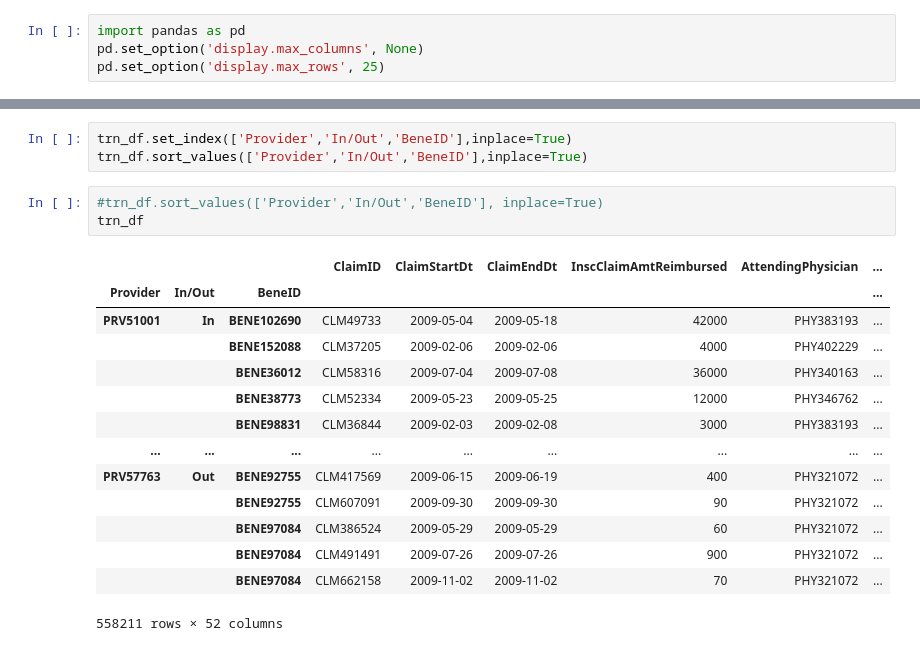
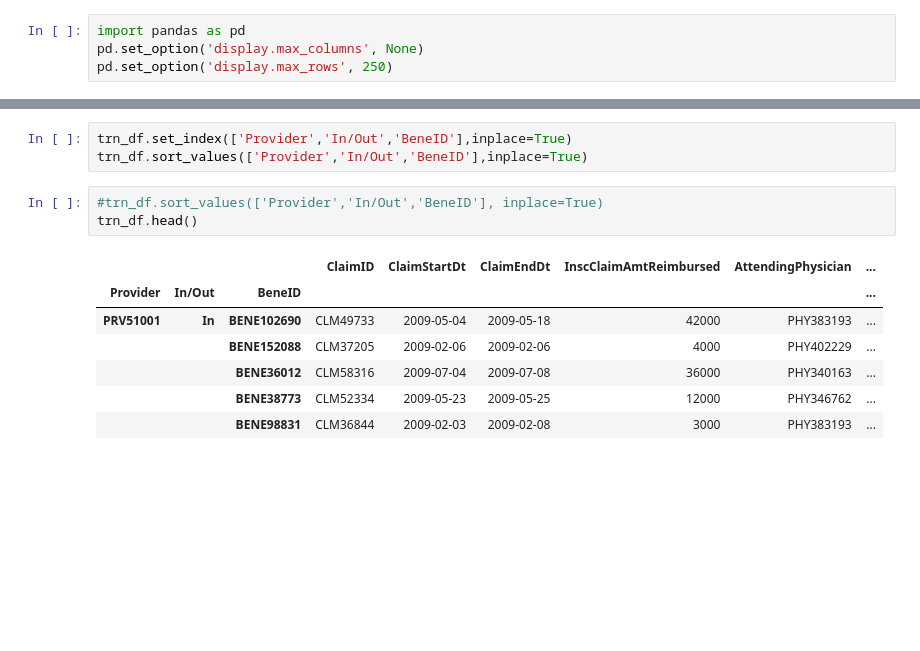
Before and after one commit to supernaut11/data602-final-project, a Jupyter notebook: src/Data602.ipynb, the cells around one changed output, grey strips where cells are left out. Cells and saved outputs as stored; diff of their text form; blank space fills up the shorter version.

```diff
--- a/src/Data602.ipynb
+++ b/src/Data602.ipynb
@@ -1,7 +1,7 @@
 # %%
 import pandas as pd
 pd.set_option('display.max_columns', None)
-pd.set_option('display.max_rows', 25)
+pd.set_option('display.max_rows', 250)
 # %%
 import os
 
@@ -164,21 +169,14 @@ trn_df.set_index(['Provider','In/Out','BeneID'],inplace=True)
 trn_df.sort_values(['Provider','In/Out','BeneID'],inplace=True)
 # %%
 #trn_df.sort_values(['Provider','In/Out','BeneID'], inplace=True)
-trn_df
+trn_df.head()
 # %% [output]
 |  |  |  | ClaimID | ClaimStartDt | ClaimEndDt | InscClaimAmtReimbursed | AttendingPhysician | ... |
 | Provider | In/Out | BeneID |  |  |  |  |  | ... |
 | PRV51001 | In | BENE102690 | CLM49733 | 2009-05-04 | 2009-05-18 | 42000 | PHY383193 | ... |
 |  |  | BENE152088 | CLM37205 | 2009-02-06 | 2009-02-06 | 4000 | PHY402229 | ... |
 |  |  | BENE36012 | CLM58316 | 2009-07-04 | 2009-07-08 | 36000 | PHY340163 | ... |
 |  |  | BENE38773 | CLM52334 | 2009-05-23 | 2009-05-25 | 12000 | PHY346762 | ... |
 |  |  | BENE98831 | CLM36844 | 2009-02-03 | 2009-02-08 | 3000 | PHY383193 | ... |
-| ... | ... | ... | ... | ... | ... | ... | ... | ... |
-| PRV57763 | Out | BENE92755 | CLM417569 | 2009-06-15 | 2009-06-19 | 400 | PHY321072 | ... |
-|  |  | BENE92755 | CLM607091 | 2009-09-30 | 2009-09-30 | 90 | PHY321072 | ... |
-|  |  | BENE97084 | CLM386524 | 2009-05-29 | 2009-05-29 | 60 | PHY321072 | ... |
-|  |  | BENE97084 | CLM491491 | 2009-07-26 | 2009-07-26 | 900 | PHY321072 | ... |
-|  |  | BENE97084 | CLM662158 | 2009-11-02 | 2009-11-02 | 70 | PHY321072 | ... |
-558211 rows × 52 columns
 # %%
 import matplotlib.pyplot as mpl
```
Also changed, not shown: parts of 5 cells of this notebook.
